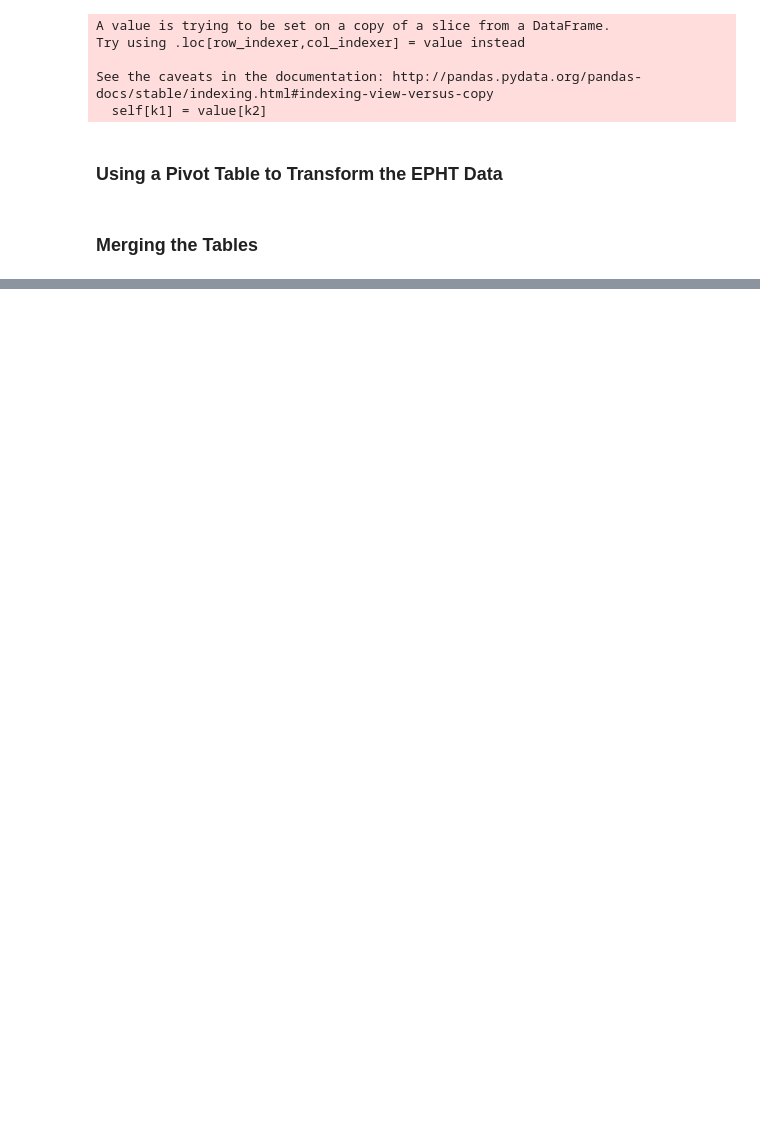
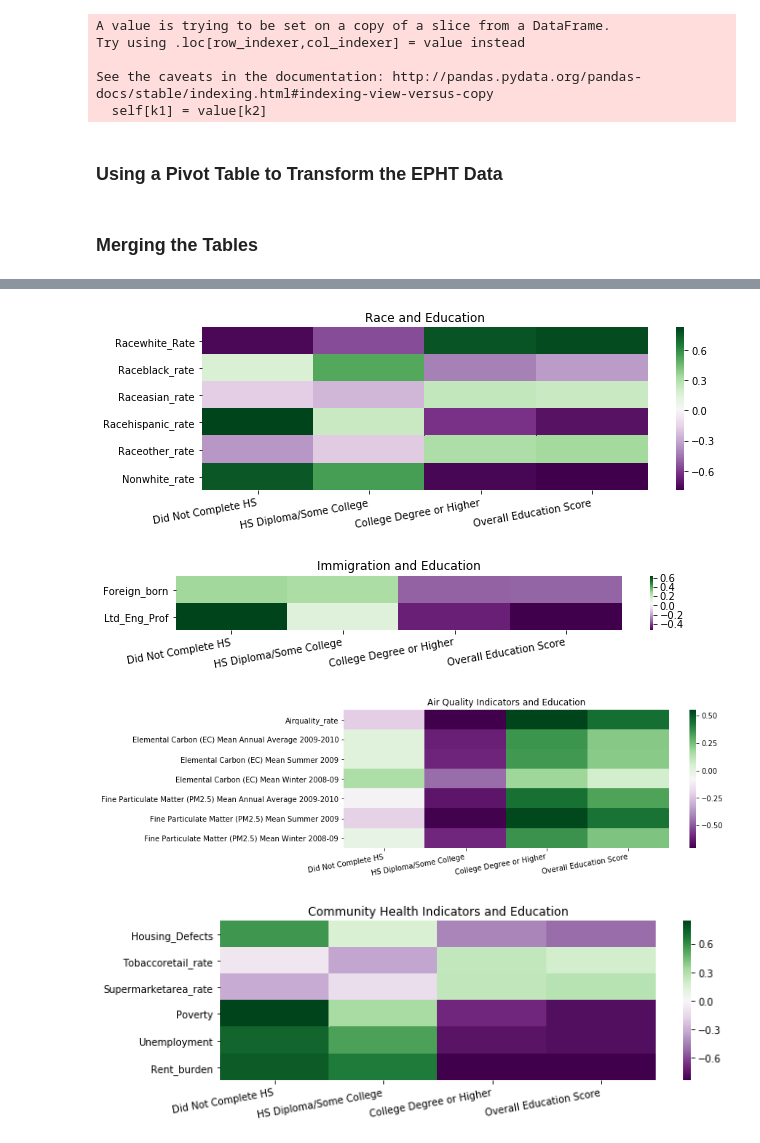
Before and after one commit to jojordan3/Public-Health-and-Education, a Jupyter notebook: ExplorationNB.ipynb, the cells around one changed output, grey strips where cells are left out. Saved outputs shown, nothing was run; the diff lists cells and outputs as text; code cells hidden in the pictures; blank space fills up the shorter version.

```diff
--- a/ExplorationNB.ipynb
+++ b/ExplorationNB.ipynb
@@ -288,0 +434,37 @@ Name: Eduhsdegreeorsomecollege_rate, dtype: float64
+# %%
+race = ['Racewhite_Rate', 'Raceblack_rate', 'Raceasian_rate', 'Racehispanic_rate',
+        'Raceother_rate', 'Nonwhite_rate']
+immigration = ['Foreign_born', 'Ltd_Eng_Prof']
+air_quality = ['Airquality_rate', 'Elemental Carbon (EC) Mean Annual Average 2009-2010',
+               'Elemental Carbon (EC) Mean Summer 2009', 'Elemental Carbon (EC) Mean Winter 2008-09',
+               'Fine Particulate Matter (PM2.5) Mean Annual Average 2009-2010',
+               'Fine Particulate Matter (PM2.5) Mean Summer 2009',
+               'Fine Particulate Matter (PM2.5) Mean Winter 2008-09']
+neighborhood_wellness = ['Housing_Defects', 'Tobaccoretail_rate', 'Supermarketarea_rate',
+                         'Poverty', 'Unemployment', 'Rent_burden']
+health_habits_and_access = ['Smoking', 'Sugary_Drink', 'Fruit_Veg', 'Exercise', 'Alc_Hosp',
+                            'Drug_Hosp', 'Insurance', 'Didnt_Get_Care', 'Late_No_Prenatal',
+                            'HPV_vaccination', 'Flu_Vaccination', 'HIV_Testing_Ever']
+health_indicators = ['Self_rep_health', 'Obesity', 'Diabetes', 'HIV_Diagnosis', 'Stroke_Hosp',
+       'Psych_Hosp', 'Asthma_5to14', 'Avoidable_Asthma', 'Avoidable_Diabetes',
+       'IMR', 'Premature_Mort', 'Life_expectancy_rate']
+
+sections = {'Race and Education': race, 'Immigration and Education': immigration,
+            'Air Quality Indicators and Education': air_quality,
+            'Community Health Indicators and Education': neighborhood_wellness,
+            'Population Health Habits and Healthcare Access and Education': health_habits_and_access,
+            'Population Health Indicators and Education': health_indicators}
+
+
+for label, section in sections.items():
+    this_corr = corr_robust.loc[section]
+    f, ax = plt.subplots(figsize=(10, len(this_corr)/2))
+    plt.title(label)
+    # Draw the heatmap with the mask and correct aspect ratio
+    sns.heatmap(this_corr, cmap='PRGn').set_xticklabels(edu_labels, ha='right', rotation=10);
+    plt.show();
+# %% [output]
+[figure, added]
+[figure, added]
+[figure, added]
+[figure, added]
```
Also changed, not shown: parts of 43 cells of this notebook, 7 other files.
